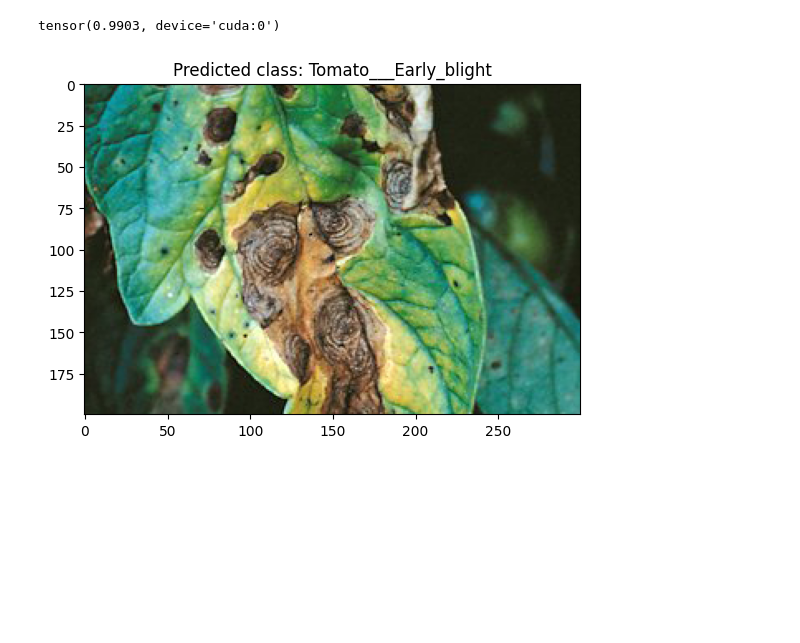
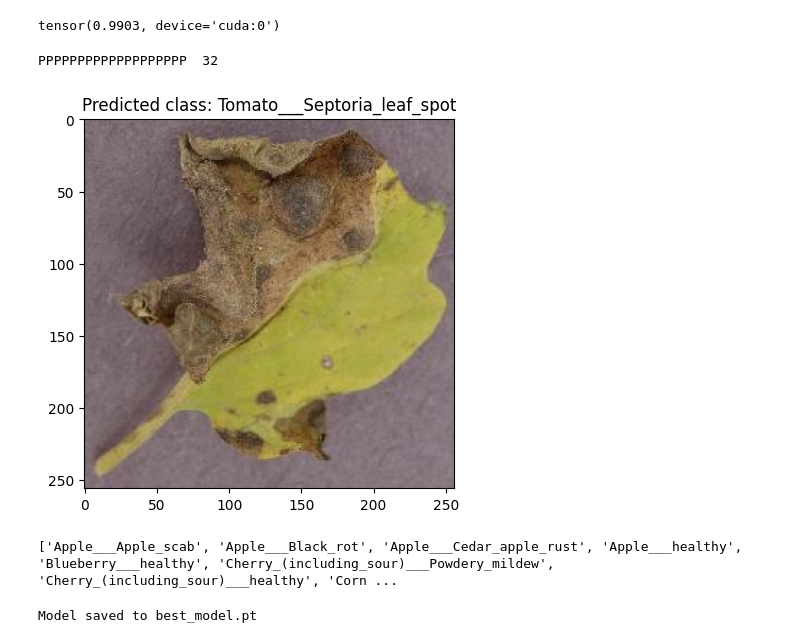
Before and after one commit to dikoshs/kazplant_ai, a Jupyter notebook: eda.ipynb, the cells around one changed output. Cells and saved outputs as stored; diff of their text form; code cells hidden in the pictures; blank space fills up the shorter version.

```diff
--- a/eda.ipynb
+++ b/eda.ipynb
@@ -194,26 +225,70 @@ tensor(0.9903, device='cuda:0')
 # %%
 from PIL import Image
 import matplotlib.pyplot as plt
 
 def predict_image(image_path, model, transform):
     model.eval()
     image = Image.open(image_path).convert('RGB')
     image = transform(image).unsqueeze(0)
     image = image.to(device)
 
     with torch.no_grad():
         output = model(image)
         _, pred = torch.max(output, 1)
+        print("PPPPPPPPPPPPPPPPPPP ", pred.item())
         pred_class = train_dataset.classes[pred.item()]
 
     return pred_class
 
-image_path = 'C:/PythonProjects/plant_disease_class/new_plant/test/test/test_photo_1.jpg'
+image_path = 'C:/PythonProjects/plant_disease_class/0c8fd2f4-9c26-4e6d-90b5-fae10602579c___Matt.S_CG 1072.JPG'
 predicted_class = predict_image(image_path, model, test_transform)
 
 image = Image.open(image_path)
 plt.imshow(image)
 plt.title(f"Predicted class: {predicted_class}")
 plt.show()
 # %% [output]
+PPPPPPPPPPPPPPPPPPP  32
-[figure, old version]
+[figure, new version]
+# %%
+print(train_dataset.classes)
+# %% [output]
+['Apple___Apple_scab', 'Apple___Black_rot', 'Apple___Cedar_apple_rust', 'Apple___healthy', 'Blueberry___healthy', 'Cherry_(including_sour)___Powdery_mildew', 'Cherry_(including_sour)___healthy', 'Corn ...
+# %%
+import torch
+import torch.nn as nn
+from torchvision import models
+
+
+def load_model_from_pth(model_path, train_dataset, device):
+    model = models.resnet50(pretrained=False)
+    num_classes = len(train_dataset.classes)
+    model.fc = nn.Linear(model.fc.in_features, num_classes)
+    model.load_state_dict(torch.load(model_path, map_location=device))
+    model.to(device)
+    model.eval()
+    return model
+
+
+def save_model_as_pt(model, model_path):
+    torch.save(model, model_path)
+    print(f"Model saved to {model_path}")
+
+train_dir = "C:/PythonProjects/plant_disease_class/new_plant/New Plant Diseases Dataset(Augmented)/New Plant Diseases Dataset(Augmented)/train"
+val_dir = "C:/PythonProjects/plant_disease_class/new_plant/New Plant Diseases Dataset(Augmented)/New Plant Diseases Dataset(Augmented)/valid"
+transform = transforms.Compose([
+    transforms.Resize((224, 224)),
+    transforms.ToTensor(),
+    transforms.Normalize(mean=[0.485, 0.456, 0.406], std=[0.229, 0.224, 0.225])
+])
+
+train_dataset = ImageClassificationDataset(train_dir, transform=transform)
+device = torch.device("cuda" if torch.cuda.is_available() else "cpu")
+
+
+model = load_model_from_pth('best_model.pth', train_dataset, device)
+
+
+save_model_as_pt(model, 'best_model.pt')
+# %% [output]
+Model saved to best_model.pt
```
Also changed, not shown: parts of 4 cells of this notebook, 2 other files.
